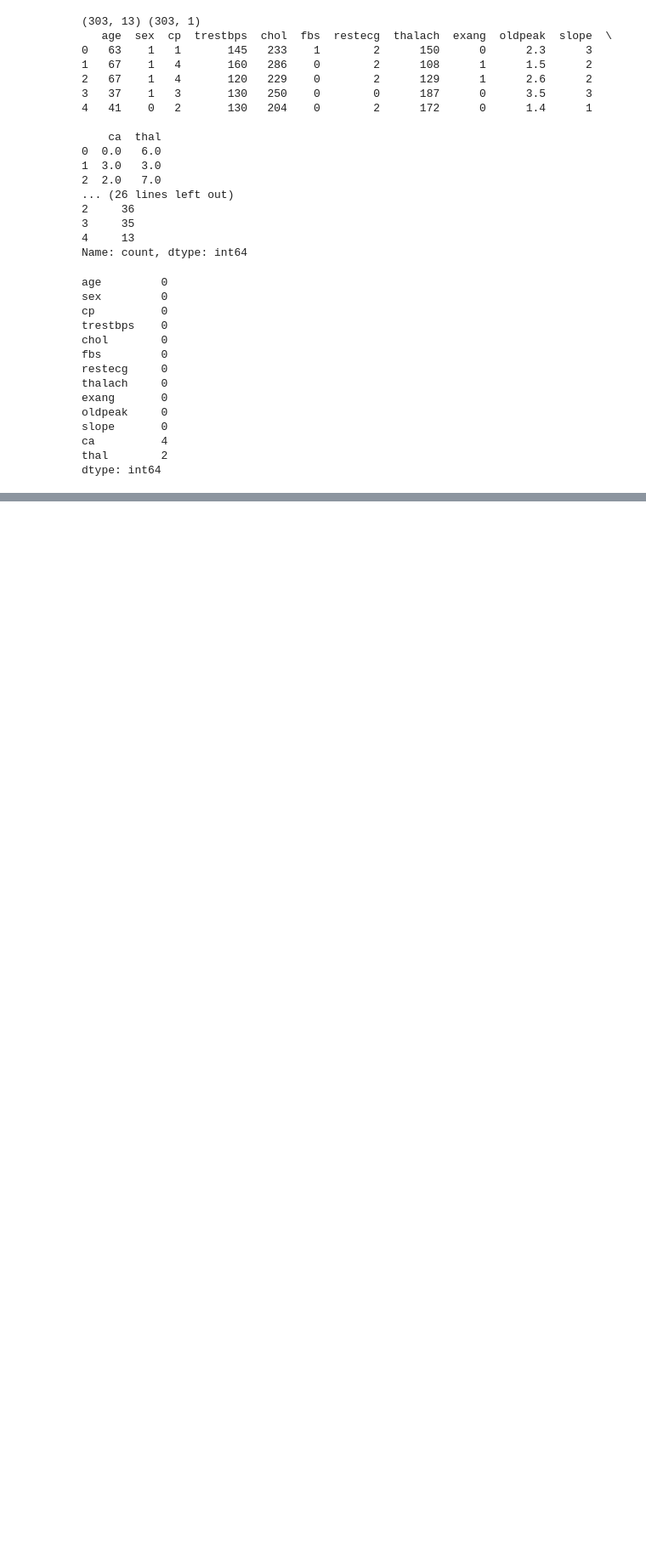
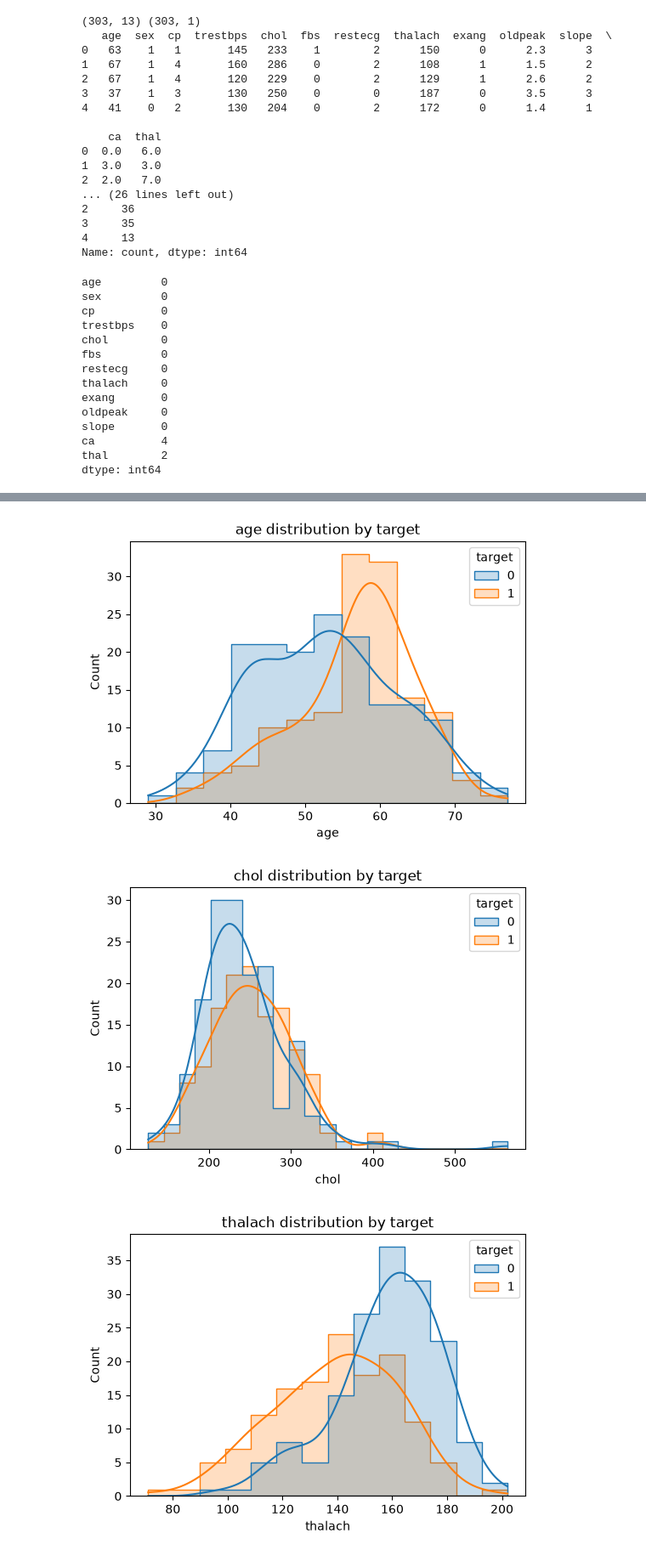
Before and after one commit to Pankaj-Singh-Rawat/heart-disease-risk-prediction, a Jupyter notebook: notebooks/01_data_exploration.ipynb, the cells around one changed output, grey strips where cells are left out. Shown at 85% size. Saved outputs shown, nothing was run; the diff lists cells and outputs as text; code cells hidden in the pictures; blank space fills up the shorter version.

Commit message:
Complete EDA: distributions, correlations, missing value check

```diff
--- a/notebooks/01_data_exploration.ipynb
+++ b/notebooks/01_data_exploration.ipynb
@@ -45,0 +80,12 @@ dtype: int64
+# %%
+# Distribution split by target
+
+for col in ['age', 'chol', 'thalach', 'trestbps']:
+    plt.figure(figsize=(6,4))
+    sns.histplot(data=df, x=col, hue='target', kde=True, element='step')
+    plt.title(f'{col} distribution by target')
+    plt.show()
+# %% [output]
+[figure, added]
+[figure, added]
+[figure, added]
```
Also changed, not shown: parts of 5 cells of this notebook.
